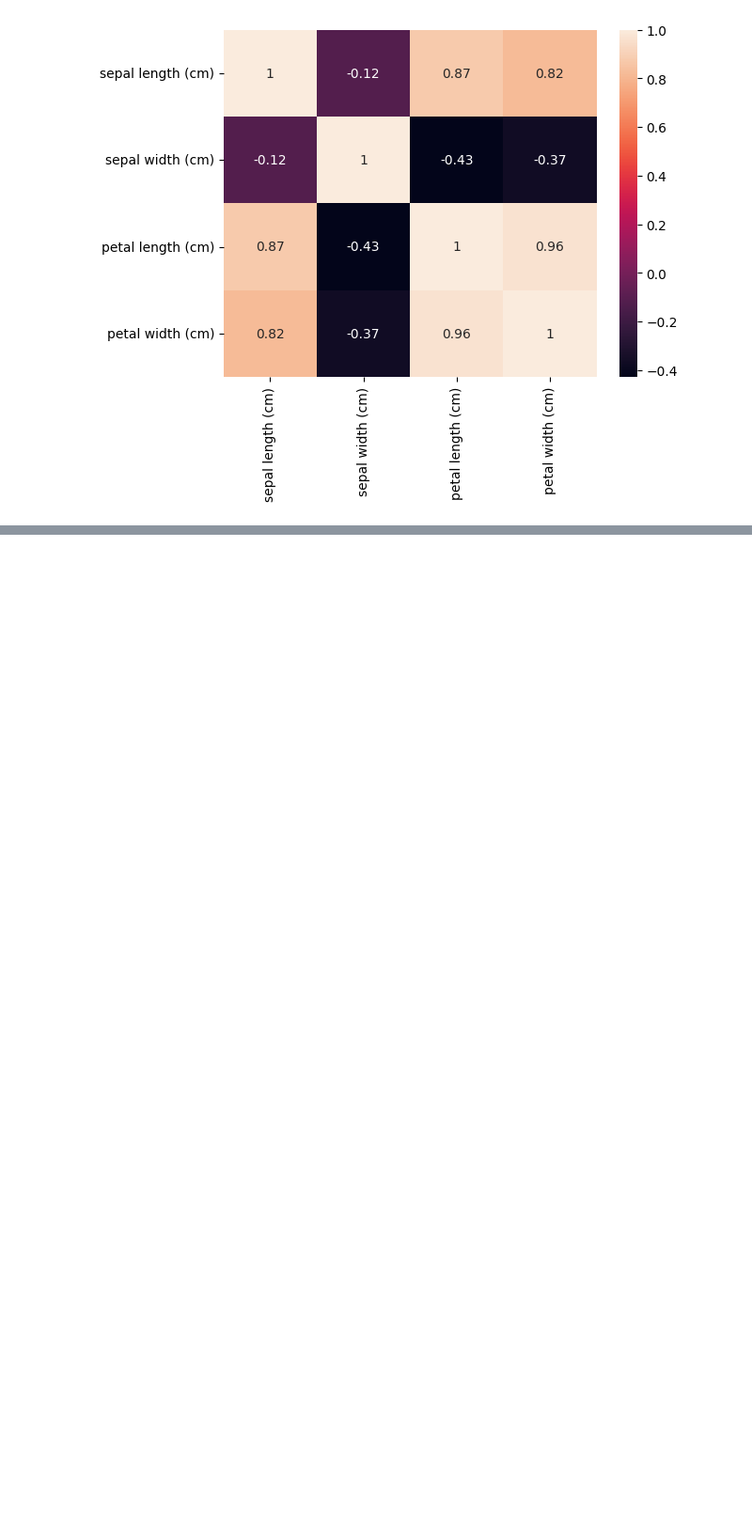
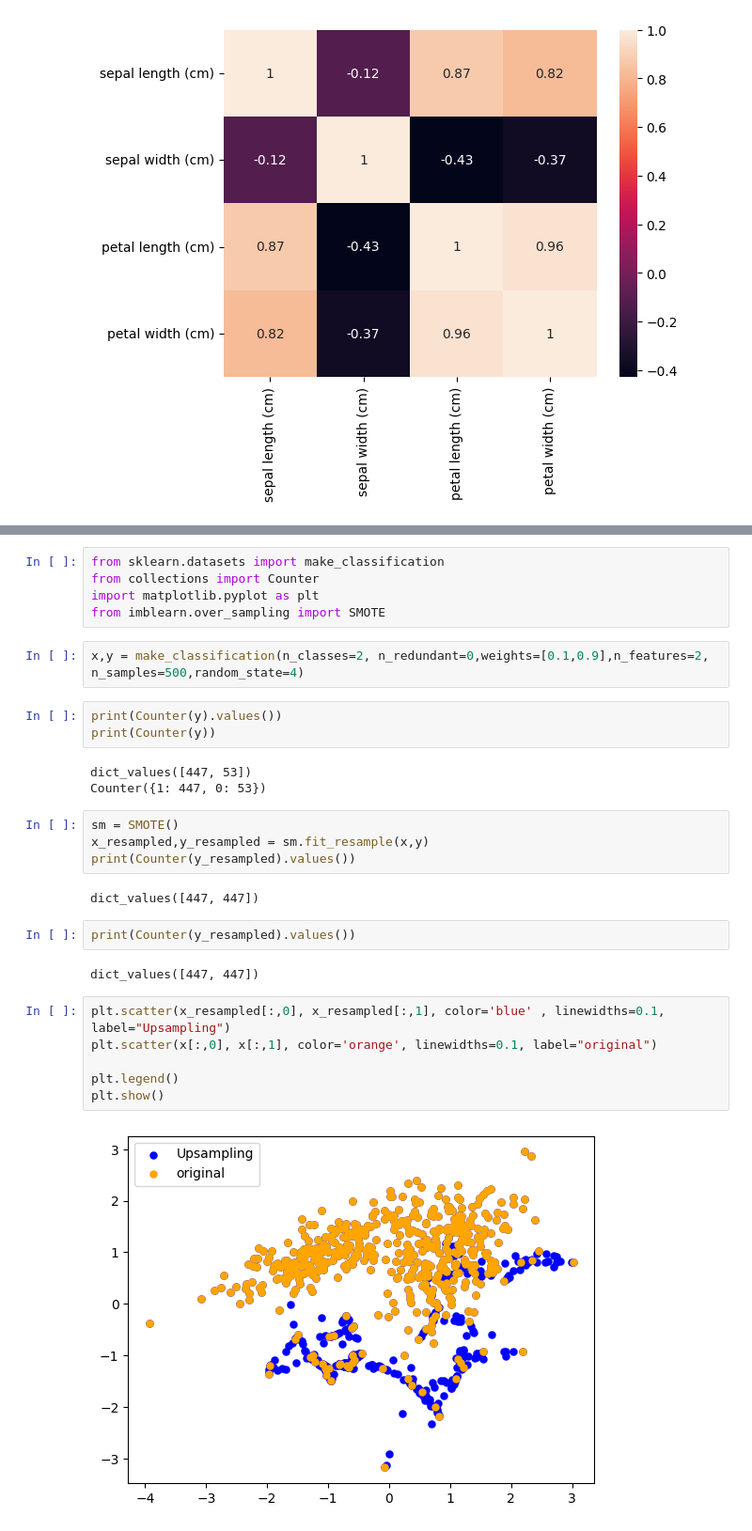
Before and after one commit to ewakelian/DX210-FINAL, a Jupyter notebook: dx210Final.ipynb, the cells around one changed output, grey strips where cells are left out. Shown at 94% size. Cells and saved outputs as stored; diff of their text form; blank space fills up the shorter version.

```diff
--- a/dx210Final.ipynb
+++ b/dx210Final.ipynb
@@ -172,0 +336,31 @@ plt.show()
+# %%
+from sklearn.datasets import make_classification
+from collections import Counter
+import matplotlib.pyplot as plt
+from imblearn.over_sampling import SMOTE
+# %%
+x,y = make_classification(n_classes=2, n_redundant=0,weights=[0.1,0.9],n_features=2, n_samples=500,random_state=4)
+# %%
+print(Counter(y).values())
+print(Counter(y))
+# %% [output]
+dict_values([447, 53])
+Counter({1: 447, 0: 53})
+# %%
+sm = SMOTE()
+x_resampled,y_resampled = sm.fit_resample(x,y)
+print(Counter(y_resampled).values())
+# %% [output]
+dict_values([447, 447])
+# %%
+print(Counter(y_resampled).values())
+# %% [output]
+dict_values([447, 447])
+# %%
+plt.scatter(x_resampled[:,0], x_resampled[:,1], color='blue' , linewidths=0.1, label="Upsampling")
+plt.scatter(x[:,0], x[:,1], color='orange', linewidths=0.1, label="original")
+
+plt.legend()
+plt.show()
+# %% [output]
+[figure, added]
```
Also changed, not shown: parts of 16 cells of this notebook.
